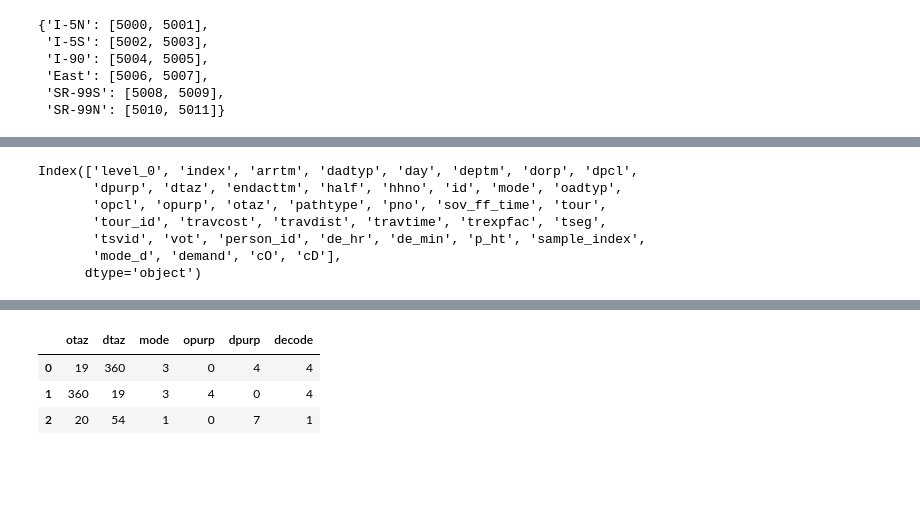
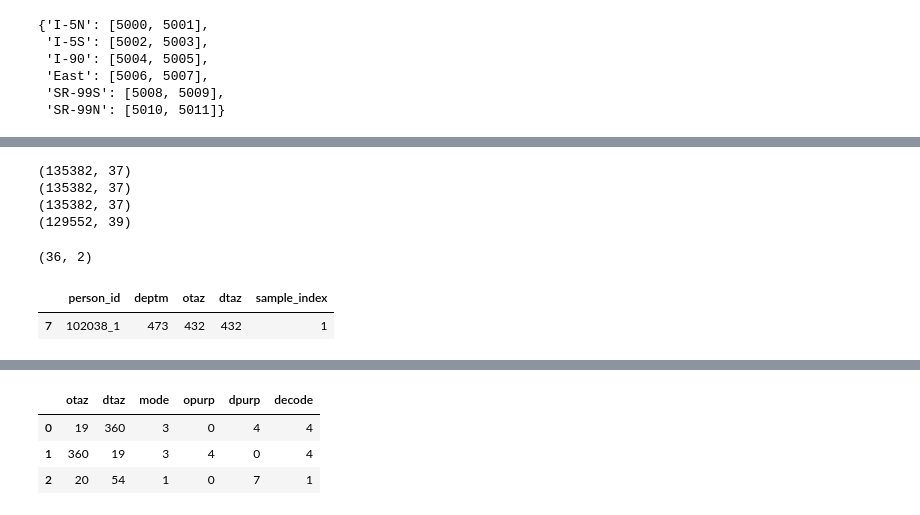
Before and after one commit to Yiran6/app_baseddata_processing, a Jupyter notebook: volume_generation.ipynb, the cells around one changed output, grey strips where cells are left out. Cells and saved outputs as stored; diff of their text form; code cells hidden in the pictures; blank space fills up the shorter version.

```diff
--- a/volume_generation.ipynb
+++ b/volume_generation.ipynb
@@ -263,8 +244,8 @@ os.listdir(sample_dt_path)
 base_path = 'C:\\Users\\Yiran\\Desktop\\sumo_calibration\\'
 
 sample_dt_path = 'G:\\My Drive\\2021\\Bias\\SUMO_simulation\\appsim\\'
-#sample_csv = pd.read_csv(sample_dt_path+'sample_trip_all_10per.csv', index_col=0)
-sample_csv = pd.read_csv(sample_dt_path+'sample_trip_ht_10per.csv', index_col=0)
+sample_csv = pd.read_csv(sample_dt_path+'sample_trip_all_10per.csv', index_col=0)
+#sample_csv = pd.read_csv(sample_dt_path+'sample_trip_ht_10per.csv', index_col=0)
 sample_csv.reset_index(inplace=True)
 sample_csv = sample_csv.sort_values(by=['person_id', 'deptm'])
 sample_csv.head(3)
@@ -277,11 +258,26 @@ pseudo_mapping, taz_map = create_taz_map(base_path, psrc_taz)
 test2 = apply_taz_convertion(test, pseudo_mapping, taz_map)
 
 test2.columns
+print(test.shape)
+print(test2.shape)
 # %% [output]
-Index(['level_0', 'index', 'arrtm', 'dadtyp', 'day', 'deptm', 'dorp', 'dpcl',
-       'dpurp', 'dtaz', 'endacttm', 'half', 'hhno', 'id', 'mode', 'oadtyp',
-       'opcl', 'opurp', 'otaz', 'pathtype', 'pno', 'sov_ff_time', 'tour',
-       'tour_id', 'travcost', 'travdist', 'travtime', 'trexpfac', 'tseg',
-       'tsvid', 'vot', 'person_id', 'de_hr', 'de_min', 'p_ht', 'sample_index',
-       'mode_d', 'demand', 'cO', 'cD'],
-      dtype='object')
+(135382, 37)
+(135382, 37)
+(135382, 37)
+(129552, 39)
+# %%
+test_trip = test.groupby(by=['person_id', 'otaz', 'dtaz']).size().to_frame()
+test_trip.reset_index(inplace=True)
+test_trip = test_trip.groupby(by=['person_id']).size().to_frame()
+test_trip.reset_index(inplace=True)
+test_trip[test_trip[0]==1].shape
+
+missing_ids = test_trip[['person_id']][test_trip[0]==1].values.flatten()
+missing_ids
+# %% [output]
+(36, 2)
+# %%
+test2[['person_id', 'deptm','otaz','dtaz', 'sample_index']][test['person_id']=='102038_1']
+# %% [output]
+|  | person_id | deptm | otaz | dtaz | sample_index |
+| 7 | 102038_1 | 473 | 432 | 432 | 1 |
```
Also changed, not shown: parts of 5 cells of this notebook, 2 other files.
